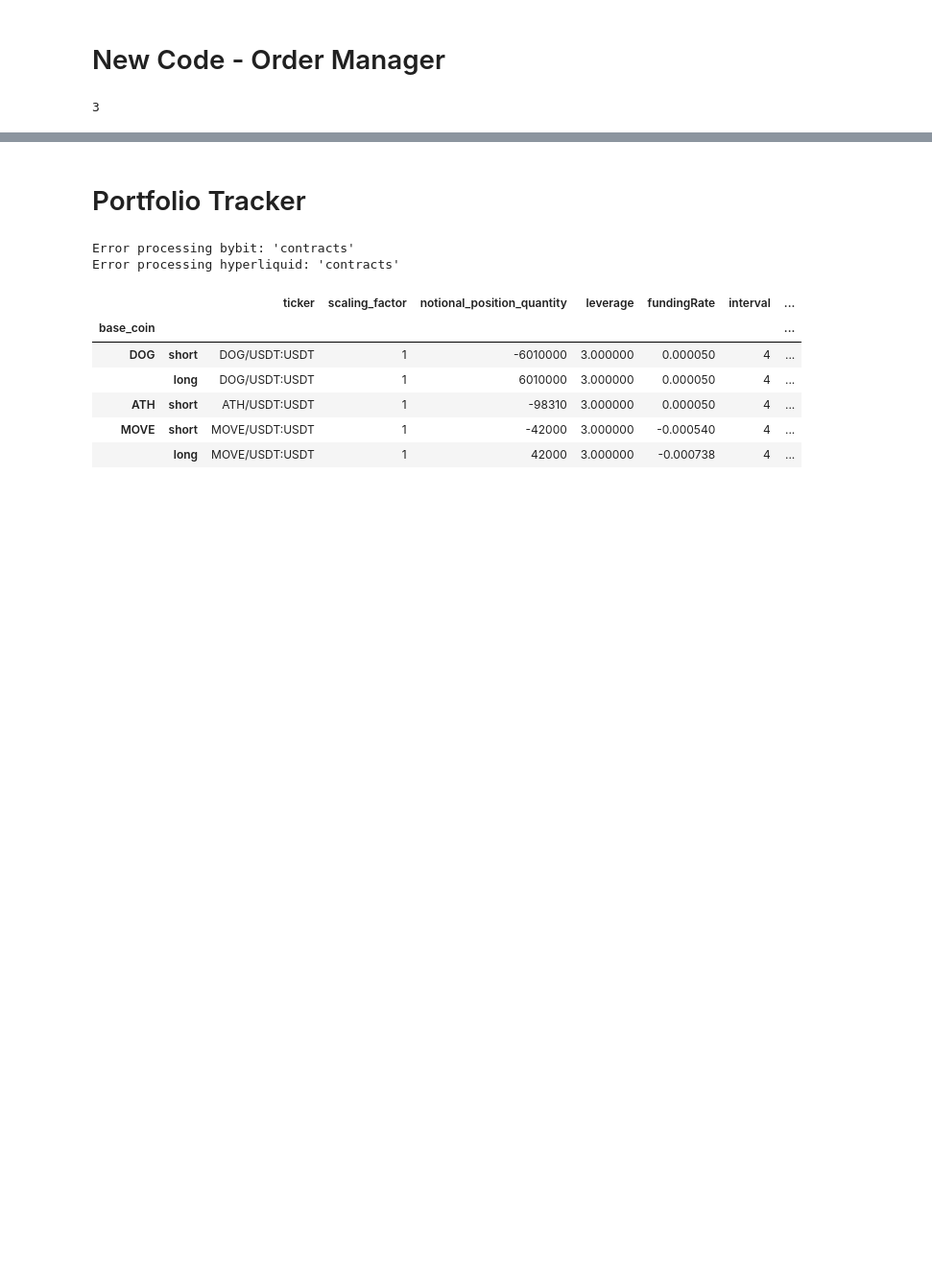
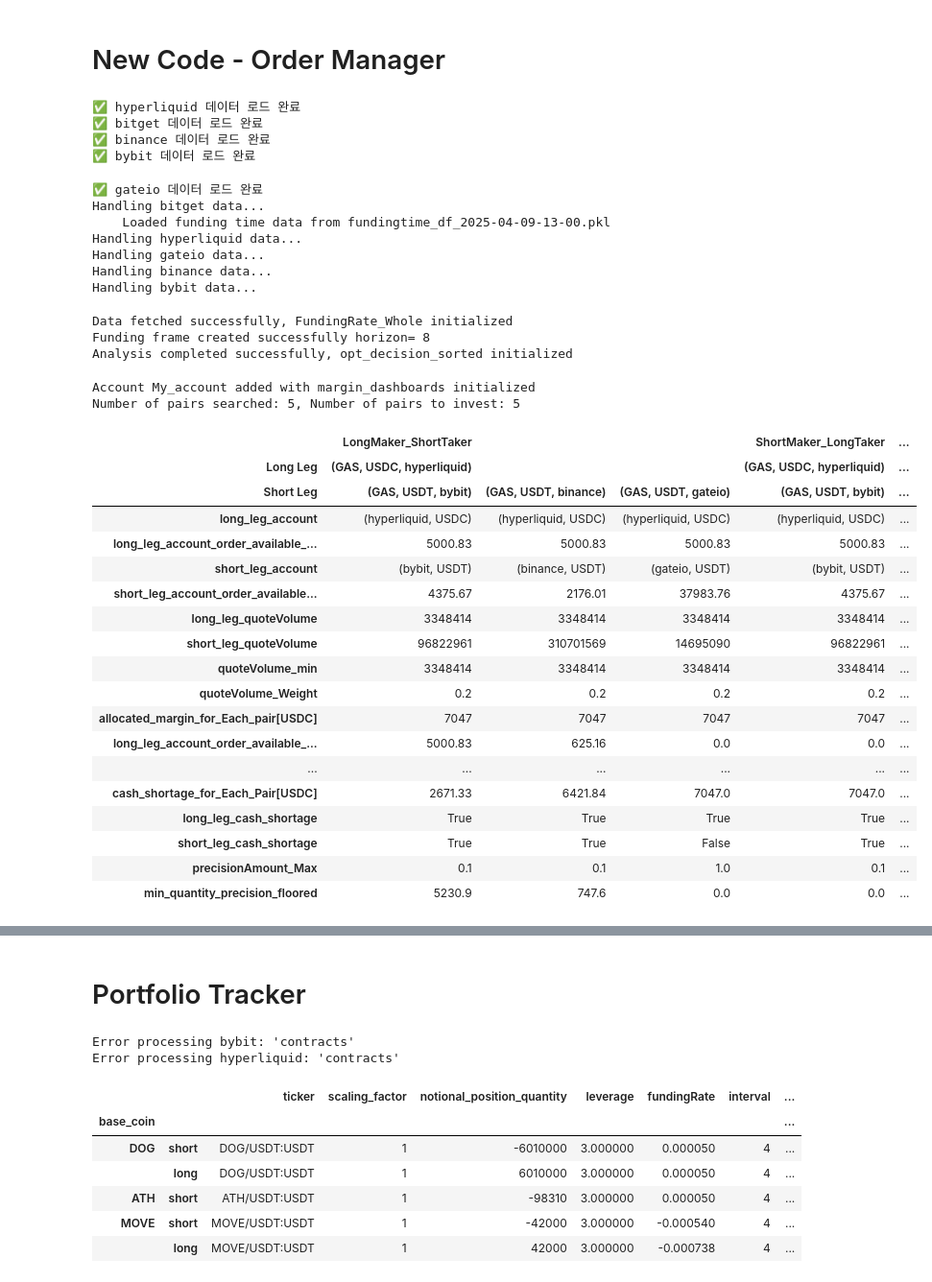
Before and after one commit to bokyoung96/Alphawave, a Jupyter notebook: ccxt_arb_SK_V5.ipynb, the cells around one changed output, grey strips where cells are left out. Shown at 96% size. Drawn from its saved outputs; the diff is of its cells as text; code cells hidden in the pictures; blank space fills up the shorter version.

```diff
--- a/ccxt_arb_SK_V5.ipynb
+++ b/ccxt_arb_SK_V5.ipynb
@@ -122,7 +122,7 @@ def process_ticker_index(ticker_index):
     return ticker.values, base_coin.values, quote_coin.values, scaling_factor.values
 # %%
 # 각 거래소별 API 키 설정 (본인의 키로 교체)
-exchange_configs = {
+exchange_configs_mine = {
     'binance': {
         'apiKey': os.getenv('BINANCE_API_KEY'),
         'secret': os.getenv('BINANCE_SECRET'),
@@ -175,12 +175,12 @@ class ExchangeDataFetcher:
     def initialize_exchange(self, name, config=None):
         """거래소 객체 초기화"""
         exchange_class = getattr(ccxt, name)
-        config = config or {'enableRateLimit': True}
+        config = config or {'enableRateLimit': True}  # 기본 설정 유지
         self.exchanges[name] = exchange_class(config)
 
     def _preload_exchange_data(self, exchange_name):
         """시장 데이터만 병렬로 로드 (잔액/포지션 제외)"""
-        self.initialize_exchange(exchange_name, exchange_configs.get(exchange_name))
+        self.initialize_exchange(exchange_name)  # exchange_configs 제거, 기본 설정 사용
         exchange = self.exchanges[exchange_name]
         self.data_cache[exchange_name] = {}
 
@@ -625,11 +625,5 @@ class ExchangeDataFetcher:
         CashFlow_Freq = 8 / FundingRate_Whole['interval']
         FundingRate_Whole['fundingRate_8H'] = (FundingRate_Whole['fundingRate'] * CashFlow_Freq)
 
-        FundingRate_Whole['precisionAmount_DecimalPlace'] = np.log10(FundingRate_Whole['precision_amount']).abs().astype('int32')
-        FundingRate_Whole.drop('precision_amount', axis=1, inplace=True)
 
         return FundingRate_Whole
-# %%
-fetcher = ExchangeDataFetcher()
-FundingRate_Whole = fetcher.process_all_exchanges()
-FundingRate_Whole
@@ -870,11 +838,3 @@ class FundingRateAnalyzer:
         cost_df.loc['Fee_ShortLeg'] = fee_ShortLeg
 
         return cost_df
-# %%
-fetcher = ExchangeDataFetcher()
-analyzer = FundingRateAnalyzer(fetcher)
-analyzer.fetch_data()
-display(analyzer.FundingRate_Whole)
-funding_frame_df, opt_decision_sorted = analyzer.analyze()
-cost_df = analyzer.calculate_cost_analysis(opt_decision_sorted)
-display(opt_decision_sorted, cost_df)
@@ -1232,22 +1163,48 @@ class OrderManager:
 # %%
 #이미 완성된 코드
 exchanges_to_fetch = ['bitget', 'hyperliquid', 'gateio', 'binance', 'bybit']
 fetcher = ExchangeDataFetcher(exchanges_to_fetch)
 analyzer = FundingRateAnalyzer(fetcher)
 analyzer.fetch_data()
 analyzer.analyze(horizon=8)
+
+#OrderManager 클래스
+order_manager = OrderManager(fetcher, analyzer, target_leverage=3, initial_number_of_pairs=5)
+order_manager.add_account("My_account", exchange_configs_mine)  # exchange_configs는 기존 코드에서 정의된 딕셔너리
+order_manager.calculate_order_details(account_id="My_account")
+# %% [output]
+✅ hyperliquid 데이터 로드 완료
+✅ bitget 데이터 로드 완료
+✅ binance 데이터 로드 완료
+✅ bybit 데이터 로드 완료
+✅ gateio 데이터 로드 완료
+Handling bitget data...
+    Loaded funding time data from fundingtime_df_2025-04-09-13-00.pkl
+Handling hyperliquid data...
+Handling gateio data...
+Handling binance data...
+Handling bybit data...
+Data fetched successfully, FundingRate_Whole initialized
+Funding frame created successfully horizon= 8
+Analysis completed successfully, opt_decision_sorted initialized
+Account My_account added with margin_dashboards initialized
+Number of pairs searched: 5, Number of pairs to invest: 5
+|  | LongMaker_ShortTaker |  |  | ShortMaker_LongTaker | ... |
+| Long Leg | (GAS, USDC, hyperliquid) |  |  | (GAS, USDC, hyperliquid) | ... |
+| Short Leg | (GAS, USDT, bybit) | (GAS, USDT, binance) | (GAS, USDT, gateio) | (GAS, USDT, bybit) | ... |
+| long_leg_account | (hyperliquid, USDC) | (hyperliquid, USDC) | (hyperliquid, USDC) | (hyperliquid, USDC) | ... |
+| long_leg_account_order_available_... | 5000.83 | 5000.83 | 5000.83 | 5000.83 | ... |
+| short_leg_account | (bybit, USDT) | (binance, USDT) | (gateio, USDT) | (bybit, USDT) | ... |
+| short_leg_account_order_available... | 4375.67 | 2176.01 | 37983.76 | 4375.67 | ... |
+| long_leg_quoteVolume | 3348414 | 3348414 | 3348414 | 3348414 | ... |
+| short_leg_quoteVolume | 96822961 | 310701569 | 14695090 | 96822961 | ... |
+| quoteVolume_min | 3348414 | 3348414 | 3348414 | 3348414 | ... |
+| quoteVolume_Weight | 0.2 | 0.2 | 0.2 | 0.2 | ... |
+| allocated_margin_for_Each_pair[USDC] | 7047 | 7047 | 7047 | 7047 | ... |
+| long_leg_account_order_available_... | 5000.83 | 625.16 | 0.0 | 0.0 | ... |
+| ... | ... | ... | ... | ... | ... |
+| cash_shortage_for_Each_Pair[USDC] | 2671.33 | 6421.84 | 7047.0 | 7047.0 | ... |
+| long_leg_cash_shortage | True | True | True | True | ... |
+| short_leg_cash_shortage | True | True | False | True | ... |
+| precisionAmount_Max | 0.1 | 0.1 | 1.0 | 0.1 | ... |
+| min_quantity_precision_floored | 5230.9 | 747.6 | 0.0 | 0.0 | ... |
-# %%
-class OrderManager:
-    def __init__(self, fetcher, analyzer, target_leverage=3, initial_number_of_pairs=5):
-        self.fetcher = fetcher
-        self.analyzer = analyzer
-        self.target_leverage = target_leverage
-        self.initial_number_of_pairs = initial_number_of_pairs
-        self.order_details = None
-        self.accounts = {}  # {account_id: {exchange: config}}
-        self.magin_dashboards = {}  # {account_id: magin_dashboards}
-
-order_manager = OrderManager(fetcher, analyzer, target_leverage=3, initial_number_of_pairs=5)
-order_manager.target_leverage
-# %% [output]
-3
```
Also changed, not shown: parts of 15 cells of this notebook.
